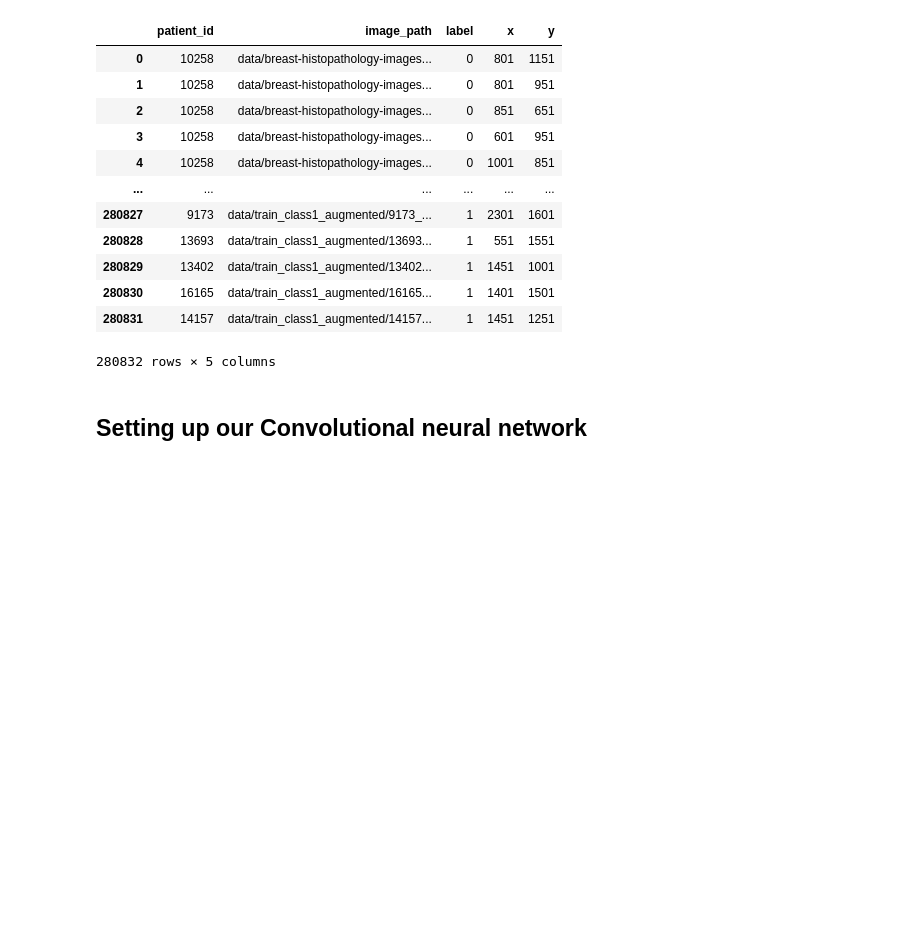
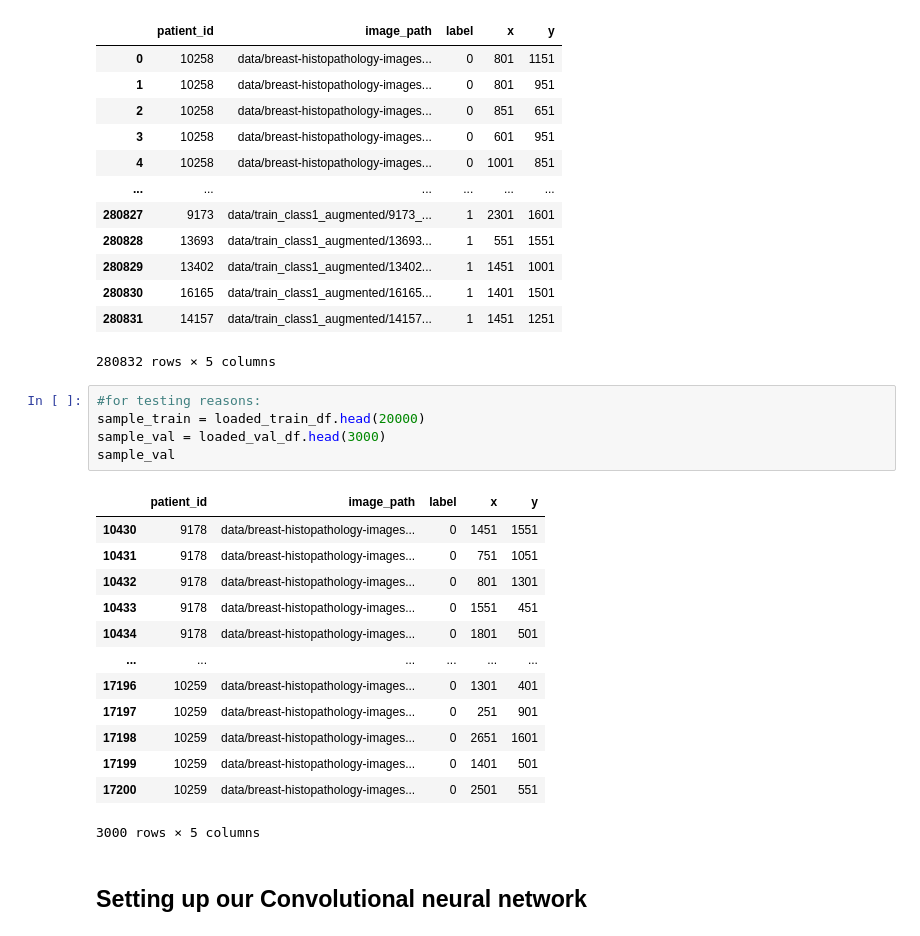
Before and after one commit to rosaba/breastcancer-cnn, a Jupyter notebook: CNN_BreastCancer_pytorch_3layers.ipynb, the cells around one changed output. Saved outputs shown, nothing was run; the diff lists cells and outputs as text; blank space fills up the shorter version.

```diff
--- a/CNN_BreastCancer_pytorch_3layers.ipynb
+++ b/CNN_BreastCancer_pytorch_3layers.ipynb
@@ -83,6 +84,25 @@ loaded_train_df
 | 280830 | 16165 | data/train_class1_augmented/16165... | 1 | 1401 | 1501 |
 | 280831 | 14157 | data/train_class1_augmented/14157... | 1 | 1451 | 1251 |
 280832 rows × 5 columns
+# %%
+#for testing reasons:
+sample_train = loaded_train_df.head(20000)
+sample_val = loaded_val_df.head(3000)
+sample_val
+# %% [output]
+|  | patient_id | image_path | label | x | y |
+| 10430 | 9178 | data/breast-histopathology-images... | 0 | 1451 | 1551 |
+| 10431 | 9178 | data/breast-histopathology-images... | 0 | 751 | 1051 |
+| 10432 | 9178 | data/breast-histopathology-images... | 0 | 801 | 1301 |
+| 10433 | 9178 | data/breast-histopathology-images... | 0 | 1551 | 451 |
+| 10434 | 9178 | data/breast-histopathology-images... | 0 | 1801 | 501 |
+| ... | ... | ... | ... | ... | ... |
+| 17196 | 10259 | data/breast-histopathology-images... | 0 | 1301 | 401 |
+| 17197 | 10259 | data/breast-histopathology-images... | 0 | 251 | 901 |
+| 17198 | 10259 | data/breast-histopathology-images... | 0 | 2651 | 1601 |
+| 17199 | 10259 | data/breast-histopathology-images... | 0 | 1401 | 501 |
+| 17200 | 10259 | data/breast-histopathology-images... | 0 | 2501 | 551 |
+3000 rows × 5 columns
 # %% [markdown]
 ## Setting up our Convolutional neural network
 # %% [markdown]
```
Also changed, not shown: parts of 12 cells of this notebook.
